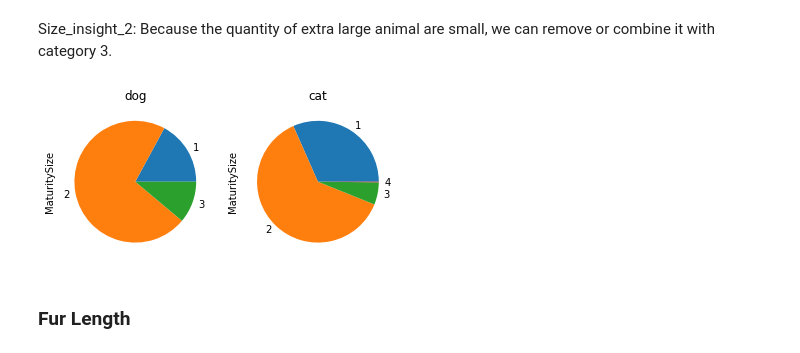
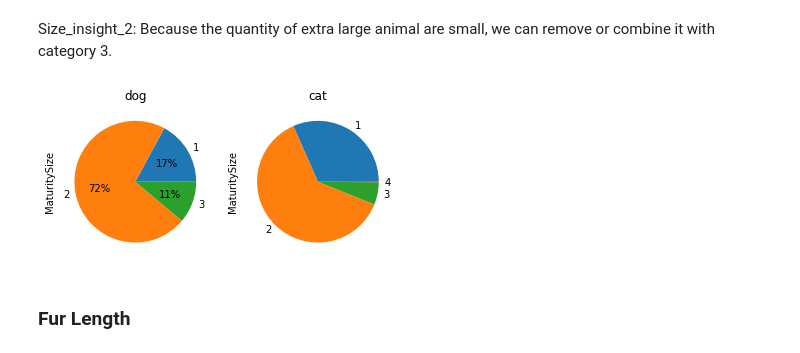
Before and after one commit to naufaldi-fir/adoption-prediction-project, a Jupyter notebook: Exploration on Age, Gender, Maturity Size, Furlength and Quantity.ipynb, the cells around one changed output. Drawn from its saved outputs; the diff is of its cells as text; code cells hidden in the pictures.

Commit message:
Making percentage in piechart (#4)
Success add percentage to pie chart dog and cat in maturity size in file exploration on age etc

```diff
--- a/Exploration on Age, Gender, Maturity Size, Furlength and Quantity.ipynb
+++ b/Exploration on Age, Gender, Maturity Size, Furlength and Quantity.ipynb
@@ -184,21 +182,22 @@ Size_insight_1: Majority are in medium size
 Size_insight_2: Because the quantity of extra large animal are small,  we can remove or combine it with category 3.
 # %%
 #visualizing Maturity Size
-plt.subplot(1,2,1)
+ax1 = plt.subplot(1,2,1)
 dog_pie = dog.groupby("MaturitySize")["MaturitySize"].count()
-dog_pie.plot.pie()
+#dog_pie.plot.pie(autopct = "%.0f") #berhasil tanpa tulisan persen
+dog_pie.plot.pie(autopct = lambda p: "{:.0f}%".format(p))
 #plt.pie(dog_pie)
 plt.title("dog")
 
 plt.subplot(1,2,2)
 cat_pie = cat.groupby("MaturitySize")["MaturitySize"].count()
 cat_pie.plot.pie()
 plt.title("cat")
 #plt.pie(cat_pie)
 
 plt.show()
 # %% [output]
-[figure, old version]
+[figure, new version]
 # %% [markdown]
 ### Fur Length
 # %%
```
Also changed, not shown: parts of 1 cell of this notebook.
